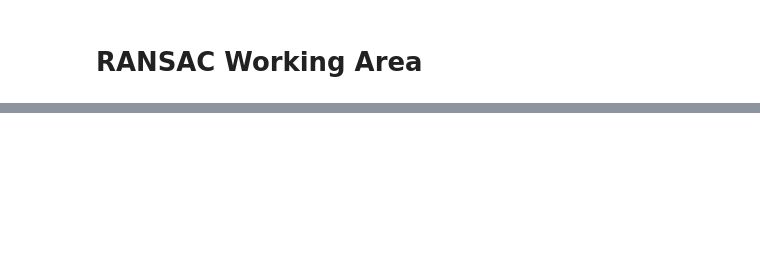
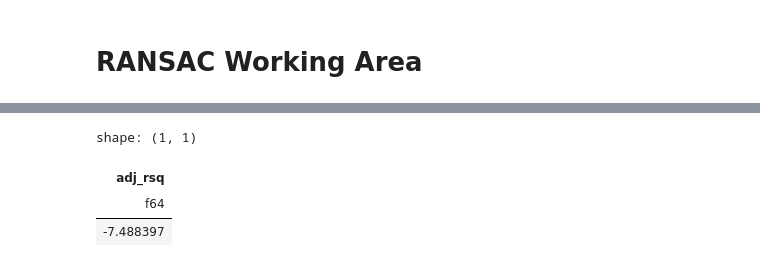
Before and after one commit to DylanLukes/renkon, a Jupyter notebook: notebooks/RANSAC.ipynb, the cells around one changed output, grey strips where cells are left out. Drawn from its saved outputs; the diff is of its cells as text; code cells hidden in the pictures; blank space fills up the shorter version.

```diff
--- a/notebooks/RANSAC.ipynb
+++ b/notebooks/RANSAC.ipynb
@@ -162,0 +120,7 @@ shape: (50, 4)
+# %%
+bad_data.select(fit.rsquared(adjust=True))
+# %% [output]
+shape: (1, 1)
+| adj_rsq |
+| f64 |
+| -7.488397 |
```
Also changed, not shown: parts of 14 cells of this notebook, 20 other files.
